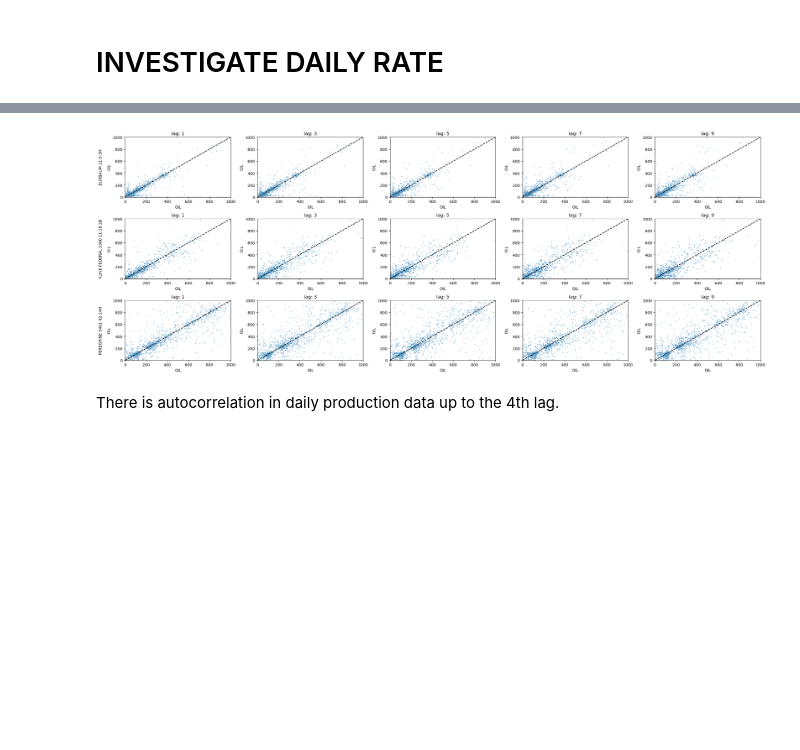
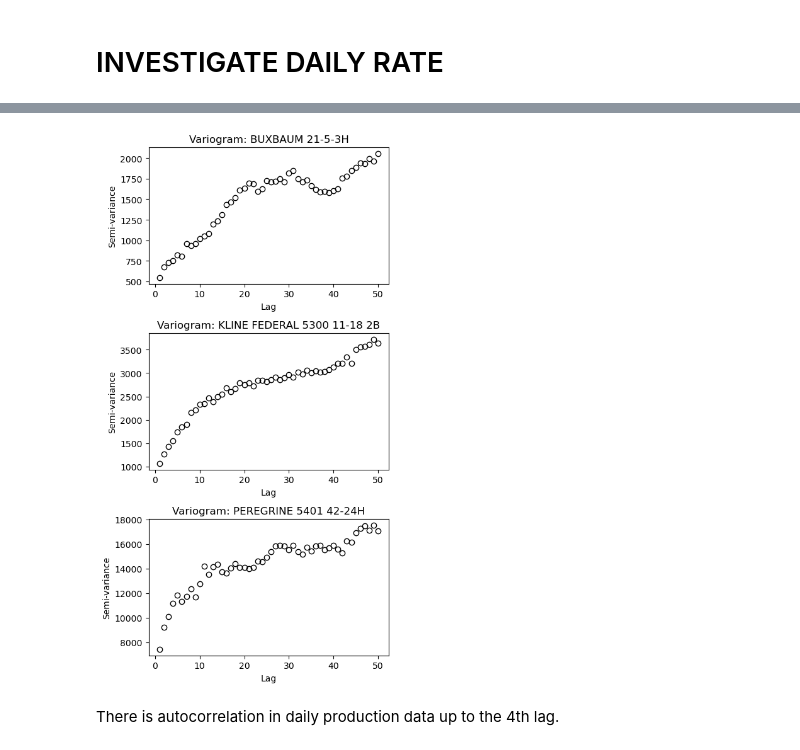
Before and after one commit to rmcguigan/PGE_RESEARCH, a Jupyter notebook: SP24_Research/SP24research_production_noise.ipynb, the cells around one changed output, grey strips where cells are left out. Saved outputs shown, nothing was run; the diff lists cells and outputs as text; code cells hidden in the pictures; blank space fills up the shorter version.

```diff
--- a/SP24_Research/SP24research_production_noise.ipynb
+++ b/SP24_Research/SP24research_production_noise.ipynb
@@ -42,6 +42,22 @@ def calc_modified_arps(qi=None, di=None, b=None, dmin=None, qab=None):
         x[x < qab] = 0
 
         return x
+
+def calculate_variogram_for_ts(ts, n_lags=10):
+        """
+        Calculate the variogram for a time series.
+
+        Parameters:
+        - ts: Time series
+        - n_lags: Number of lags to calculate the variogram for
+
+        Returns:
+        Vector of the semi-variance for each lag
+        """
+        variances = np.zeros(n_lags)
+        for i in range(n_lags):
+                variances[i] = 0.5 * np.mean((ts[(i+1):] - ts[:-(i+1)]) ** 2)
+        return variances
 # %%
 # load the data into a df
 prod = pd.read_csv(r'DAILY_PRODUCTION.csv')
@@ -85,3 +90,15 @@ plt.tight_layout(); plt.show()
+# %%
+# plot variogram for each well
+lags=50
+fig, axs = plt.subplots(nrows=3, ncols=1, figsize=(3 * golden_ratio, 3 * 3))
+for i, well in enumerate(prod['WELL_NAME'].unique()):
+    variances = calculate_variogram_for_ts(prod.loc[(prod['WELL_NAME'] == well) & (prod['ON'])]['OIL'].dropna().values,
+                                           n_lags=lags)
+    axs[i].plot(range(1, lags + 1), variances, 'o', mfc='none', mec='k')
+    axs[i].set(title='Variogram: ' + well, xlabel='Lag', ylabel='Semi-variance')
+plt.tight_layout(); plt.show()
+# %% [output]
+[figure, added]
 # %%
 fig, axs = plt.subplots(nrows=3, ncols=5, figsize=(5 * 3 * golden_ratio, 3 * 3))
 for i, well in enumerate(prod['WELL_NAME'].unique()):
@@ -97,8 +114,6 @@ for i, well in enumerate(prod['WELL_NAME'].unique()):
     axs[i, 0].text(-0.25, 0.5, well, transform=axs[i, 0].transAxes, va='center', rotation=90)
 
 plt.tight_layout(); plt.show()
-# %% [output]
-[figure, removed]
 # %% [markdown]
 There is autocorrelation in daily production data up to the 4th lag.
 # %%
```
Also changed, not shown: parts of 18 cells of this notebook, 2 other files.
